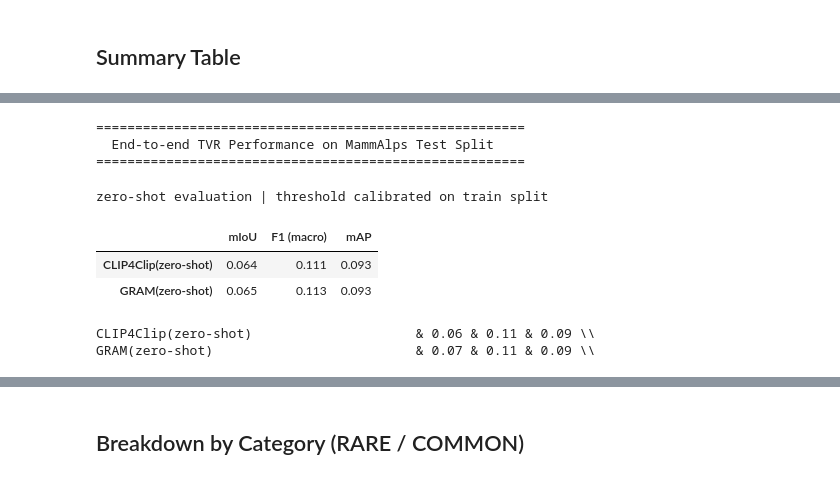
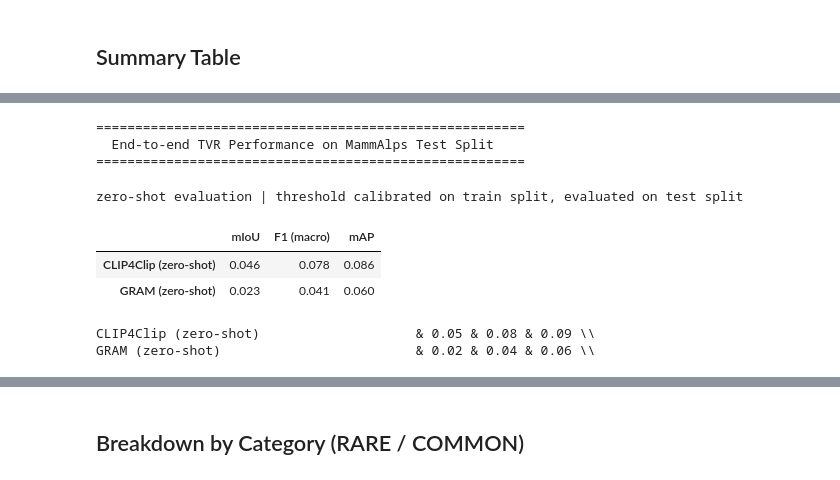
Before and after one commit to eceo-epfl/prompting-mammalps, a Jupyter notebook: evaluation/SOTA.ipynb, the cells around one changed output, grey strips where cells are left out. Saved outputs shown, nothing was run; the diff lists cells and outputs as text; code cells hidden in the pictures.

```diff
--- a/evaluation/SOTA.ipynb
+++ b/evaluation/SOTA.ipynb
@@ -106,7 +112,9 @@ print(f"GRAM normalised range     : [{gram_norm_df.values.min():.4f}, {gram_norm
 CLIP4Clip normalised range: [0.0000, 1.0000]
 GRAM normalised range     : [0.0000, 1.0000]
 # %%
-mAP, APs = mean_average_precision_score(clip_gt, clip_norm_df)
-print(f"mAP queries: {mAP: .3f}")
-sorted(APs.items(), key=lambda x:x[1], reverse=True)
+# mAP is a ranking metric — no threshold needed, computed on TEST split for both models
+mAP_clip, APs_clip = mean_average_precision_score(clip_gt, clip_norm_df)
+mAP_gram, APs_gram = mean_average_precision_score(gram_gt, gram_norm_df)
+print(f"CLIP4Clip mAP (test): {mAP_clip:.3f}")
+print(f"GRAM      mAP (test): {mAP_gram:.3f}")
 # %% [output]
@@ -153,5 +138,5 @@ clip_norm_train_df.head()
 # %%
-thrs = np.arange(clip_norm_train_df.values.min(), clip_norm_train_df.values.max(), step=0.01)
+thrs = np.arange(clip_norm_train_df.values.min(), clip_norm_train_df.values.max(), step=step_cste)
 best_t_clip = dict.fromkeys(gt_queries_videos_train_clip.keys())
 perf_thres = []
 for q in gt_queries_videos_train_clip.keys():
@@ -163,10 +148,11 @@ for q in gt_queries_videos_train_clip.keys():
     for t in thrs:
         ass_videos_q = list(clip_norm_train_df.index[clip_norm_train_df[q] > t])
         iou = IoU_q(gt_videos_q, ass_videos_q)
+        perf_thres.append((t, iou))
         if not np.isnan(iou) and iou > best_IoU:
             best_IoU = iou
             best_t_clip[q] = t
 
     if best_t_clip[q] is None:
         print(f"No best threshold found for {q}, using median similarity score as threshold")
-        best_t_clip[q] = np.median(clip_norm_train_df.values)
+        best_t_clip[q] = np.max(clip_norm_train_df.values)
@@ -215,4 +222,4 @@ for q in gt_queries_videos_train_gram.keys():
 
     if best_t_gram[q] is None:
         print(f"No best threshold found for {q}, using median similarity score as threshold")
-        best_t_gram[q] = np.median(gram_norm_train_df.values)
+        best_t_gram[q] = np.min(gram_norm_train_df.values)
@@ -255,50 +344,54 @@ def aggregate(df: pd.DataFrame) -> dict:
         "F1 (macro)": df["f1"].mean(),
         "mAP":        df["ap"].mean(skipna=True),
     }
+
+# Build per-query results DataFrames from TEST split
 clip_results = pd.DataFrame({
-    "query": list(F1_queries_clip.keys()),
-    "iou": list(IoU_queries_clip.values()),
-    "f1": list(F1_queries_clip.values()),
-    "ap": [APs.get(q, np.nan) for q in F1_queries_clip.keys()],
-    "threshold": [best_t_clip.get(q, np.nan) for q in F1_queries_clip.keys()]
+    "query":     list(F1_queries_clip_test.keys()),
+    "iou":       list(IoU_queries_clip_test.values()),
+    "f1":        list(F1_queries_clip_test.values()),
+    "ap":        [APs_clip.get(q, np.nan) for q in F1_queries_clip_test.keys()],
+    "threshold": [best_t_clip.get(q, np.nan) for q in F1_queries_clip_test.keys()],
 }).set_index("query")
+
 gram_results = pd.DataFrame({
-    "query": list(F1_queries_gram.keys()),
-    "iou": list(IoU_queries_gram.values()),
-    "f1": list(F1_queries_gram.values()),
-    "ap": [APs.get(q, np.nan) for q in F1_queries_gram.keys()],
-    "threshold": [best_t_gram.get(q, np.nan) for q in F1_queries_gram.keys()]
+    "query":     list(F1_queries_gram_test.keys()),
+    "iou":       list(IoU_queries_gram_test.values()),
+    "f1":        list(F1_queries_gram_test.values()),
+    "ap":        [APs_gram.get(q, np.nan) for q in F1_queries_gram_test.keys()],
+    "threshold": [best_t_gram.get(q, np.nan) for q in F1_queries_gram_test.keys()],
 }).set_index("query")
+
 clip_agg = aggregate(clip_results)
 gram_agg = aggregate(gram_results)
 
 summary_df = pd.DataFrame(
     [clip_agg, gram_agg],
-    index=["CLIP4Clip(zero-shot)", "GRAM(zero-shot)"]
+    index=["CLIP4Clip (zero-shot)", "GRAM (zero-shot)"]
 )
 
 print("=" * 55)
 print("  End-to-end TVR Performance on MammAlps Test Split")
 print("=" * 55)
 display(
     summary_df.style
     .format("{:.3f}")
-    .set_caption("zero-shot evaluation  |  threshold calibrated on train split")
+    .set_caption("zero-shot evaluation  |  threshold calibrated on train split, evaluated on test split")
 )
 
 # LaTeX row for the paper
 for model, row in summary_df.iterrows():
     print(f"{model:40s} & {row['mIoU']:.2f} & {row['F1 (macro)']:.2f} & {row['mAP']:.2f} \\\\")
 # %% [output]
 =======================================================
   End-to-end TVR Performance on MammAlps Test Split
 =======================================================
-zero-shot evaluation | threshold calibrated on train split
+zero-shot evaluation | threshold calibrated on train split, evaluated on test split
 |  | mIoU | F1 (macro) | mAP |
-| CLIP4Clip(zero-shot) | 0.064 | 0.111 | 0.093 |
-| GRAM(zero-shot) | 0.065 | 0.113 | 0.093 |
+| CLIP4Clip (zero-shot) | 0.046 | 0.078 | 0.086 |
+| GRAM (zero-shot) | 0.023 | 0.041 | 0.060 |
-CLIP4Clip(zero-shot)                     & 0.06 & 0.11 & 0.09 \\
-GRAM(zero-shot)                          & 0.07 & 0.11 & 0.09 \\
+CLIP4Clip (zero-shot)                    & 0.05 & 0.08 & 0.09 \\
+GRAM (zero-shot)                         & 0.02 & 0.04 & 0.06 \\
 # %%
 clip_results.loc["An animal engaged in any activity other than foraging.",:]
 # %% [output]
```
Also changed, not shown: parts of 31 cells of this notebook.
